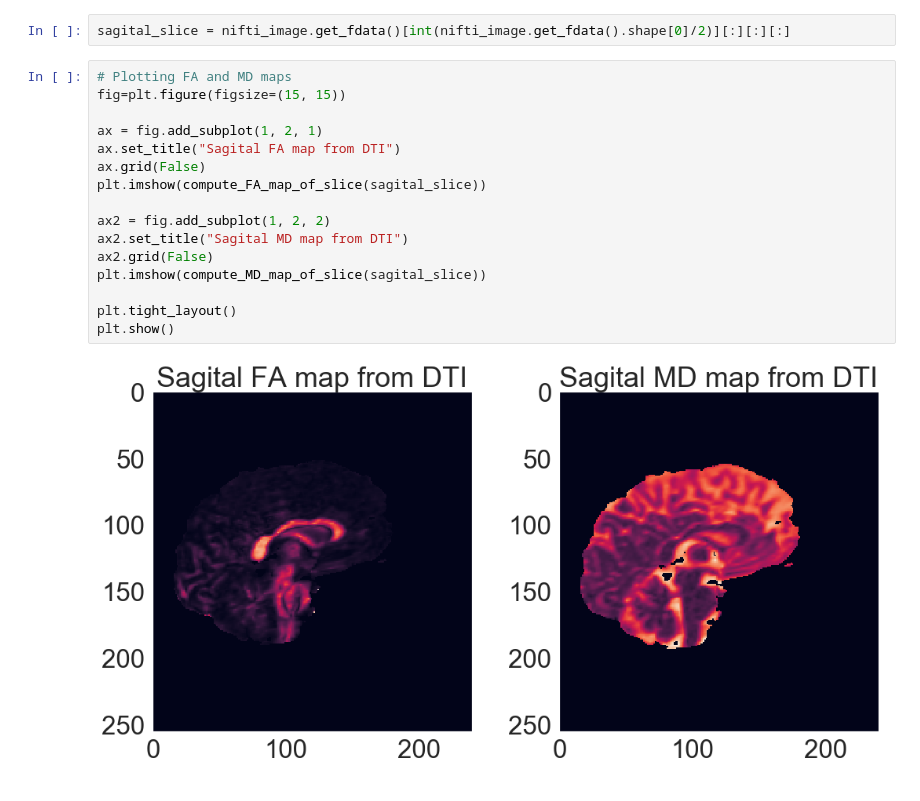
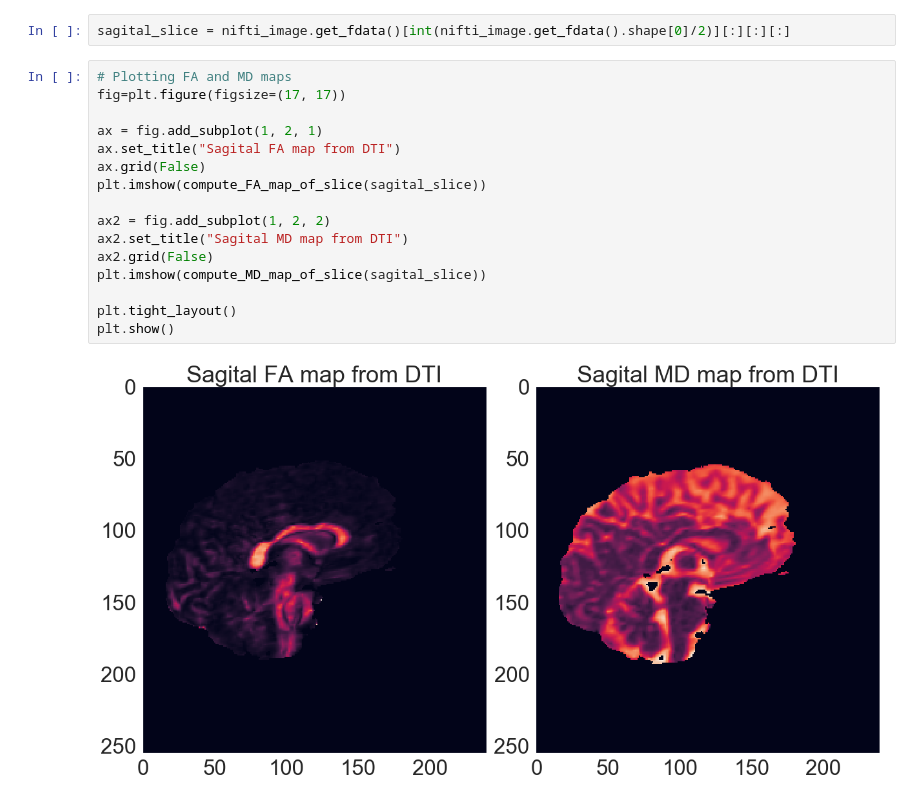
Before and after one commit to banctilrobitaille/PPMI-data-exploration, a Jupyter notebook: PPMI Data Exploration.ipynb, the cells around one changed output. Cells and saved outputs as stored; diff of their text form.

Commit message:
* Changed fd and md plot size

```diff
--- a/PPMI Data Exploration.ipynb
+++ b/PPMI Data Exploration.ipynb
@@ -329,19 +329,19 @@ def compute_MD_map_of_slice(image_slice):
 sagital_slice = nifti_image.get_fdata()[int(nifti_image.get_fdata().shape[0]/2)][:][:][:]
 # %%
 # Plotting FA and MD maps
-fig=plt.figure(figsize=(15, 15))
+fig=plt.figure(figsize=(17, 17))
 
 ax = fig.add_subplot(1, 2, 1)
 ax.set_title("Sagital FA map from DTI")
 ax.grid(False)
 plt.imshow(compute_FA_map_of_slice(sagital_slice))
 
 ax2 = fig.add_subplot(1, 2, 2)
 ax2.set_title("Sagital MD map from DTI")
 ax2.grid(False)
 plt.imshow(compute_MD_map_of_slice(sagital_slice))
 
 plt.tight_layout()
 plt.show()
 # %% [output]
-[figure, old version]
+[figure, new version]
```
